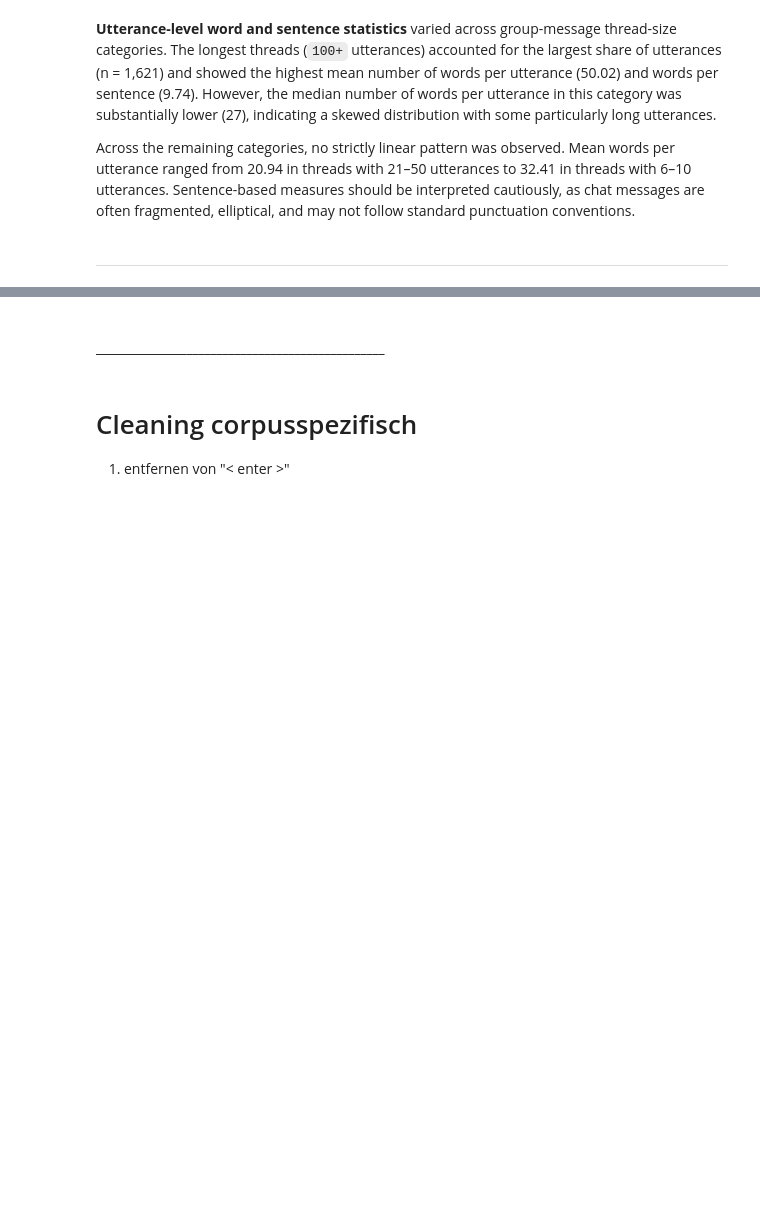
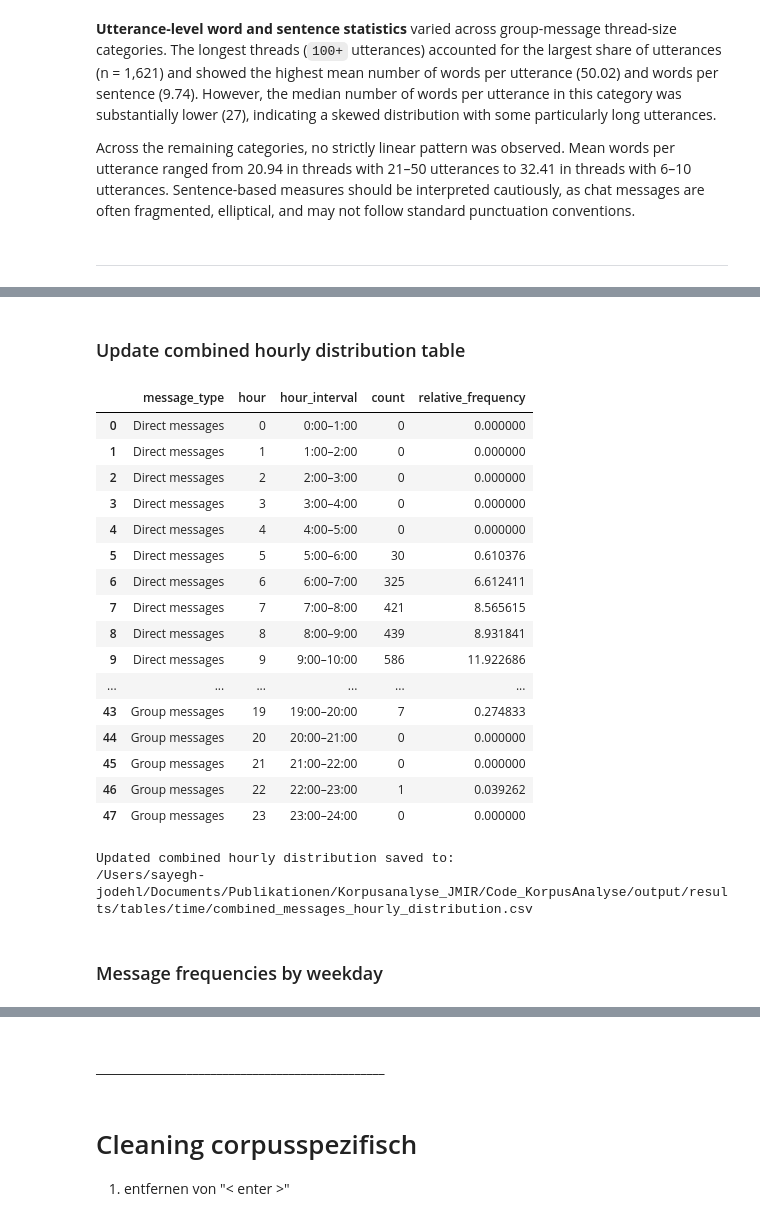
Before and after one commit to sajosa/DocTalk-Corpus-Analysis, a Jupyter notebook: 02_group_messages_analysis/DocTalk_ChatCorpus_Analyse_Gr.ipynb, the cells around one changed output, grey strips where cells are left out. Cells and saved outputs as stored; diff of their text form; code cells hidden in the pictures; blank space fills up the shorter version.

```diff
--- a/02_group_messages_analysis/DocTalk_ChatCorpus_Analyse_Gr.ipynb
+++ b/02_group_messages_analysis/DocTalk_ChatCorpus_Analyse_Gr.ipynb
@@ -5008,0 +5034,66 @@ with open("G_corpus_roh.txt", "w", encoding="utf-8") as file:
+# %% [markdown]
+### Update combined hourly distribution table
+# %%
+# =========================
+# Update combined hourly distribution table
+# =========================
+
+combined_hourly_distribution_file = (
+    COMBINED_TIME_OUTPUT_DIR / "combined_messages_hourly_distribution.csv"
+)
+
+if combined_hourly_distribution_file.exists():
+    combined_hourly_distribution = pd.read_csv(
+        combined_hourly_distribution_file,
+        encoding="utf-8"
+    )
+
+    # Remove older group-message rows if present
+    combined_hourly_distribution = combined_hourly_distribution[
+        combined_hourly_distribution["message_type"] != "Group messages"
+    ].copy()
+
+    # Add updated group-message rows
+    combined_hourly_distribution = pd.concat(
+        [
+            combined_hourly_distribution,
+            group_hourly_distribution
+        ],
+        ignore_index=True
+    )
+
+else:
+    combined_hourly_distribution = group_hourly_distribution.copy()
+
+combined_hourly_distribution.to_csv(
+    combined_hourly_distribution_file,
+    index=False,
+    encoding="utf-8"
+)
+
+display(combined_hourly_distribution)
+
+print("Updated combined hourly distribution saved to:")
+print(combined_hourly_distribution_file)
+# %% [output]
+|  | message_type | hour | hour_interval | count | relative_frequency |
+| 0 | Direct messages | 0 | 0:00–1:00 | 0 | 0.000000 |
+| 1 | Direct messages | 1 | 1:00–2:00 | 0 | 0.000000 |
+| 2 | Direct messages | 2 | 2:00–3:00 | 0 | 0.000000 |
+| 3 | Direct messages | 3 | 3:00–4:00 | 0 | 0.000000 |
+| 4 | Direct messages | 4 | 4:00–5:00 | 0 | 0.000000 |
+| 5 | Direct messages | 5 | 5:00–6:00 | 30 | 0.610376 |
+| 6 | Direct messages | 6 | 6:00–7:00 | 325 | 6.612411 |
+| 7 | Direct messages | 7 | 7:00–8:00 | 421 | 8.565615 |
+| 8 | Direct messages | 8 | 8:00–9:00 | 439 | 8.931841 |
+| 9 | Direct messages | 9 | 9:00–10:00 | 586 | 11.922686 |
+| ... | ... | ... | ... | ... | ... |
+| 43 | Group messages | 19 | 19:00–20:00 | 7 | 0.274833 |
+| 44 | Group messages | 20 | 20:00–21:00 | 0 | 0.000000 |
+| 45 | Group messages | 21 | 21:00–22:00 | 0 | 0.000000 |
+| 46 | Group messages | 22 | 22:00–23:00 | 1 | 0.039262 |
+| 47 | Group messages | 23 | 23:00–24:00 | 0 | 0.000000 |
+Updated combined hourly distribution saved to:
+/Users/sayegh-jodehl/Documents/Publikationen/Korpusanalyse_JMIR/Code_KorpusAnalyse/output/results/tables/time/combined_messages_hourly_distribution.csv
+# %% [markdown]
+### Message frequencies by weekday
```
Also changed, not shown: parts of 53 cells of this notebook, 20 other files.
